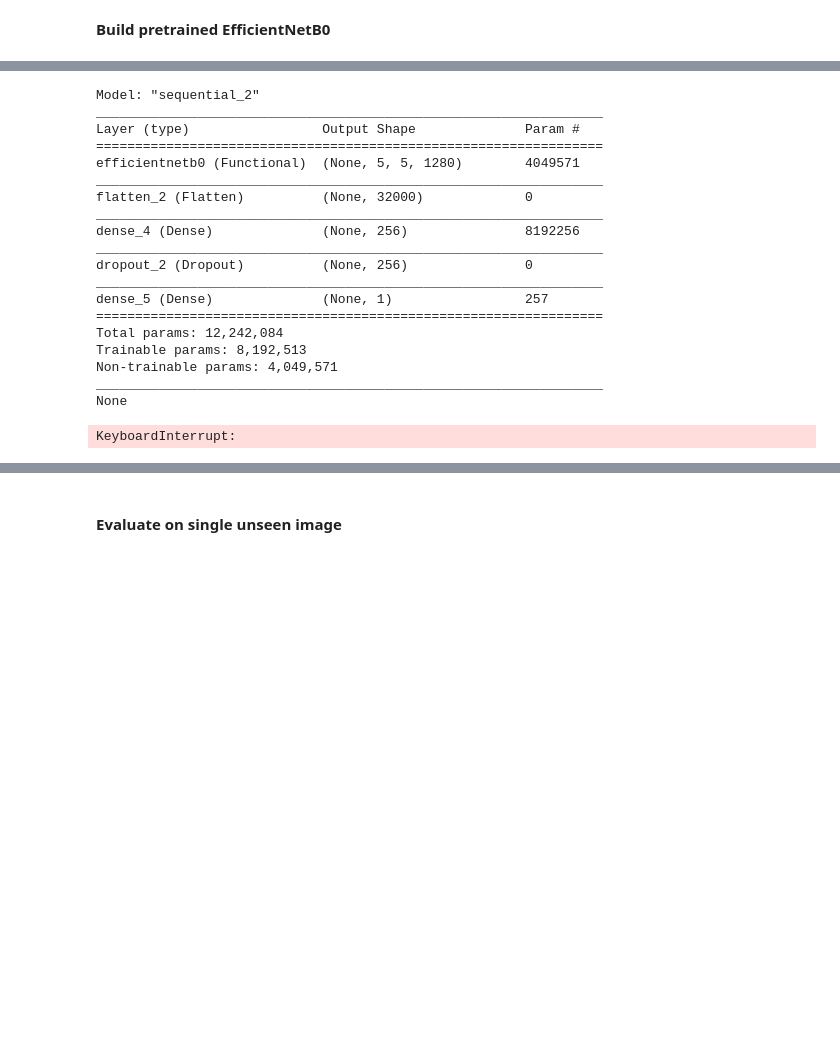
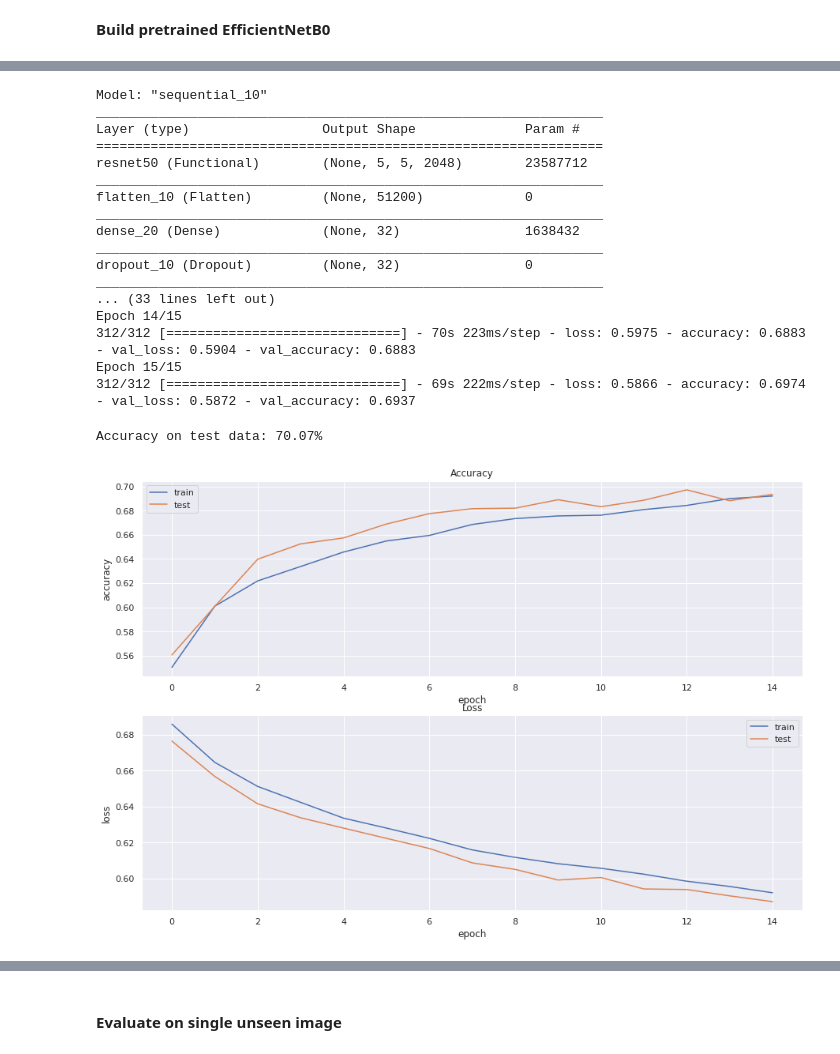
Before and after one commit to olegtaratuhin/itmo-ml, a Jupyter notebook: lab5/lab5.ipynb, the cells around one changed output, grey strips where cells are left out. Cells and saved outputs as stored; diff of their text form; code cells hidden in the pictures; blank space fills up the shorter version.

Commit message:
Replace EfficientNet in lab5

```diff
--- a/lab5/lab5.ipynb
+++ b/lab5/lab5.ipynb
@@ -270,7 +281,7 @@ _________________________________________________________________
 # %% [markdown]
 We construct our model of "transfer learning" by adding two fully connected layers to VGG16
 # %%
-def build_pretrained(pretrained):
+def build_pretrained(pretrained, dense=256):
     model = Sequential()
     # 1:  +VGG16 backbone
     model.add(pretrained)
@@ -278,7 +289,7 @@ def build_pretrained(pretrained):
     # 2:  +Flattening
     model.add(Flatten())
     # 3:  +Dense
-    model.add(Dense(256, activation="relu"))
+    model.add(Dense(dense, activation="relu"))
     # 4:  +Dropout
     model.add(Dropout(0.3))
     # 5:  +Dense
@@ -346,0 +360,8 @@ NameError: name 'pretrained_vgg_history' is not defined
+# %%
+from keras.applications import ResNet50
+resnet = ResNet50(weights='imagenet',
+                  include_top=False,
+                  input_shape=(150, 150, 3))
+resnet.trainable = False
+
+resnet.summary()
@@ -372,38 +411,61 @@ Total params: 4,049,571
 Trainable params: 0
 Non-trainable params: 4,049,571
 __________________________________________________________________________________________________
+# %%
+def build_efficientNet():
+    inputs = Input(shape=input_shape)
+    model = EfficientNetB0(include_top=False, input_tensor=inputs, weights="imagenet")
+    model.trainable = False
+    x = GlobalAveragePooling2D(name="avg_pool")(model.output)
+    x = BatchNormalization()(x)
+
+    top_dropout_rate = 0.2
+    x = Dropout(top_dropout_rate, name="top_dropout")(x)
+    outputs = Dense(1, activation="sigmoid", name="pred")(x)
+
+    model = tf.keras.Model(inputs, outputs, name="EfficientNet")
+
+    model.compile(
+        optimizer=Adam(learning_rate=1e-2),
+        loss="binary_crossentropy", metrics=["accuracy"]
+    )
+
+    return model
+
+def build_resnet():
+    return build_pretrained(resnet, dense=32)
 # %%
-pretrained_efficientNetB0 = build_pretrained(efficientNetB0_net)
-pretrained_efficientNetB0_history = pretrained_efficientNetB0.fit(
+pretrained_resnet = build_resnet()
+pretrained_resnet_history = pretrained_resnet.fit(
     train_generator,
     steps_per_epoch=nb_train_samples // batch_size,
-    epochs=1,
+    epochs=15,
     validation_data=val_generator,
     validation_steps=nb_validation_samples // batch_size
 )
 
-scores = pretrained_efficientNetB0.evaluate_generator(test_generator, nb_test_samples // batch_size)
+scores = pretrained_resnet.evaluate_generator(test_generator, nb_test_samples // batch_size)
 print("Accuracy on test data: %.2f%%" % (scores[1]*100))
 # %% [output]
-Model: "sequential_2"
+Model: "sequential_10"
 _________________________________________________________________
 Layer (type)                 Output Shape              Param #
 =================================================================
-efficientnetb0 (Functional)  (None, 5, 5, 1280)        4049571
+resnet50 (Functional)        (None, 5, 5, 2048)        23587712
 _________________________________________________________________
-flatten_2 (Flatten)          (None, 32000)             0
+flatten_10 (Flatten)         (None, 51200)             0
 _________________________________________________________________
-dense_4 (Dense)              (None, 256)               8192256
+dense_20 (Dense)             (None, 32)                1638432
 _________________________________________________________________
-dropout_2 (Dropout)          (None, 256)               0
+dropout_10 (Dropout)         (None, 32)                0
 _________________________________________________________________
-dense_5 (Dense)              (None, 1)                 257
-=================================================================
-Total params: 12,242,084
-Trainable params: 8,192,513
-Non-trainable params: 4,049,571
-_________________________________________________________________
-None
+... (33 lines left out)
+Epoch 14/15
+312/312 [==============================] - 70s 223ms/step - loss: 0.5975 - accuracy: 0.6883 - val_loss: 0.5904 - val_accuracy: 0.6883
+Epoch 15/15
+312/312 [==============================] - 69s 222ms/step - loss: 0.5866 - accuracy: 0.6974 - val_loss: 0.5872 - val_accuracy: 0.6937
-KeyboardInterrupt:
+Accuracy on test data: 70.07%
 # %%
-draw_history(pretrained_efficientNetB0_history)
+draw_history(pretrained_resnet_history)
+# %% [output]
+[figure, added]
```
Also changed, not shown: parts of 22 cells of this notebook.
